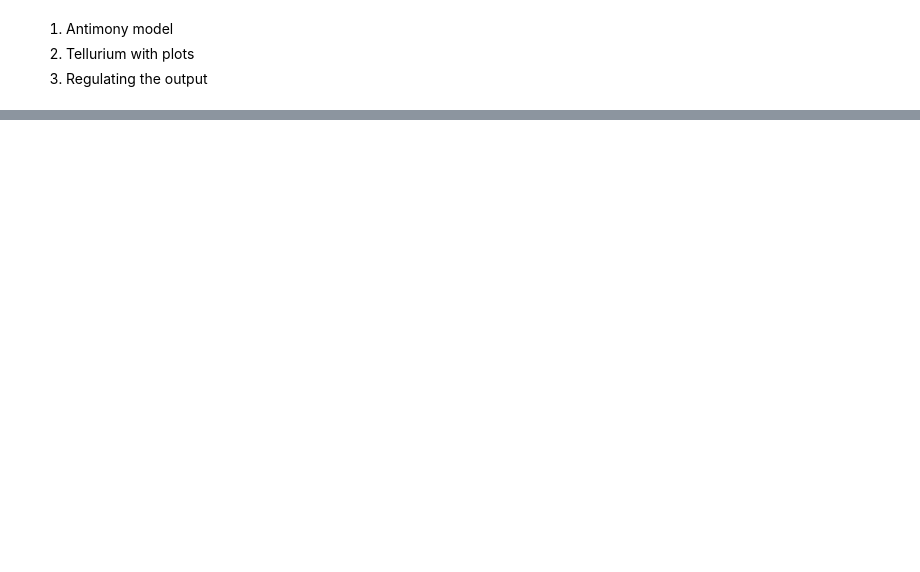
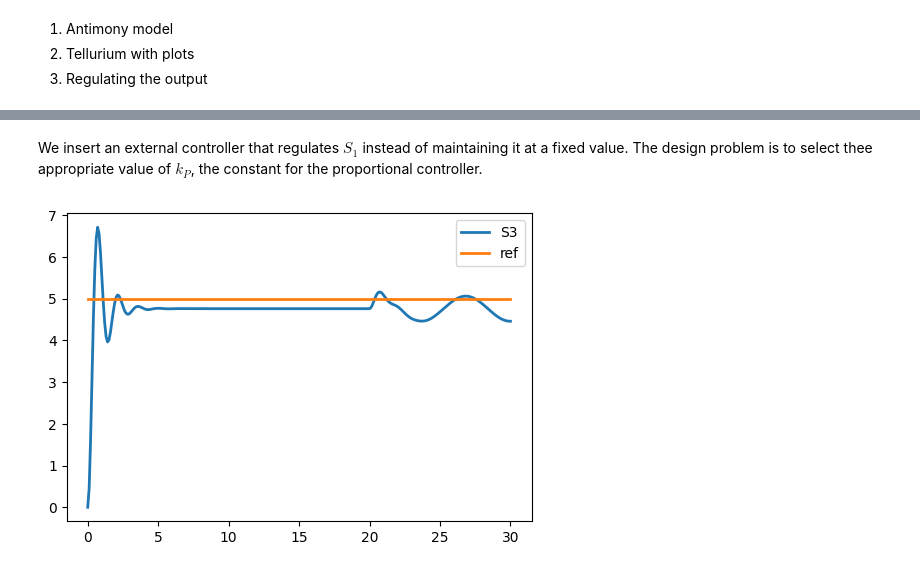
Before and after one commit to joseph-hellerstein/advanced-controls-lectures, a Jupyter notebook: short_class_lectures/Controller_Examples/controller_examples.ipynb, the cells around one changed output, grey strips where cells are left out. Cells and saved outputs as stored; diff of their text form; code cells hidden in the pictures; blank space fills up the shorter version.

```diff
--- a/short_class_lectures/Controller_Examples/controller_examples.ipynb
+++ b/short_class_lectures/Controller_Examples/controller_examples.ipynb
@@ -56,0 +65,27 @@ rr.plot()
+# %% [markdown]
+We insert an external controller that regulates $S_1$ instead of maintaining it at a fixed value. The design problem is to select thee appropriate value of $k_P$, the constant for the proportional controller.
+# %%
+model = """
+const S1;
+
+S1 -> S2; k1*(S1 + delta*sin(time))
+S2 -> S3; k2*S2
+S3 -> ; k3*S3
+k1 = 1
+k2 = 2
+k3 = 0.5
+ref = 5
+delta = 0
+$S1 = 5
+at time>20: delta = delta + normal(3, 1);
+
+// Proportional controller
+kP = 10;
+error := ref - S3
+S1 := kP*error
+"""
+rr = te.loada(model)
+rr.simulate(0, 30, 300, selections=["time", "S3", "ref"]) # Simulate the interval [0, 10] with 100 points
+rr.plot()
+# %% [output]
+[figure, added]
```
Also changed, not shown: parts of 14 cells of this notebook.
